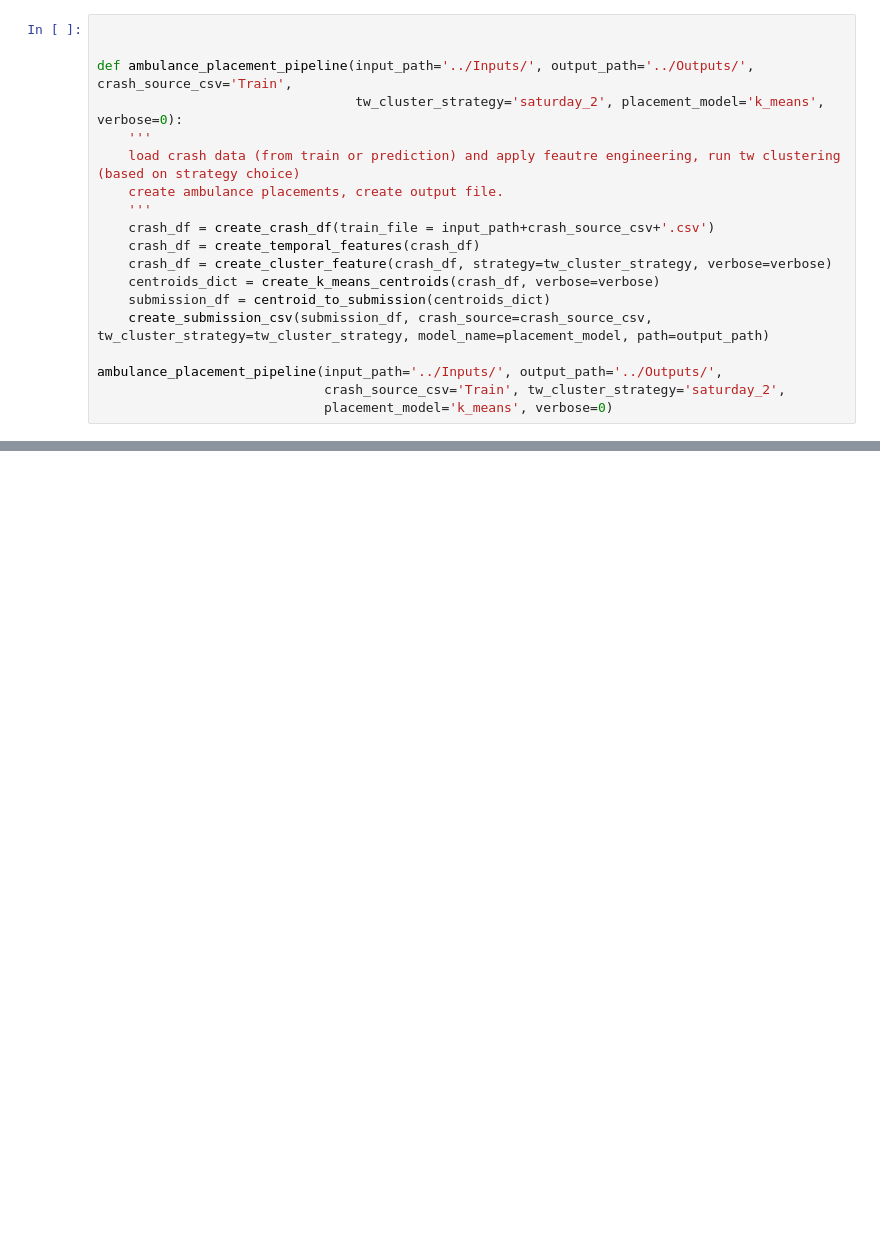
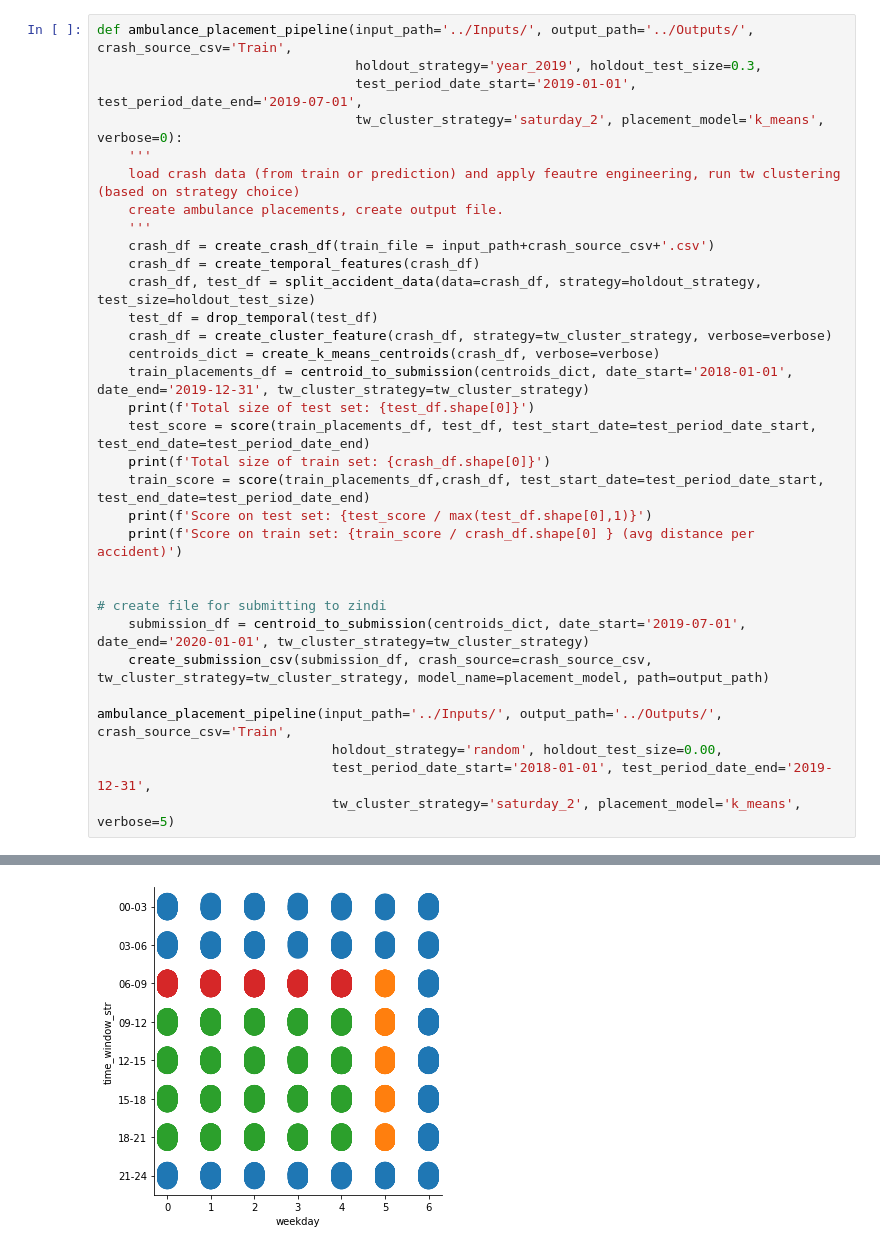
Before and after one commit to AndOleAnd/Capstone_N_A_P, a Jupyter notebook: Notebooks/submission_functions.ipynb, the cells around one changed output, grey strips where cells are left out. Cells and saved outputs as stored; diff of their text form; blank space fills up the shorter version.

```diff
--- a/Notebooks/submission_functions.ipynb
+++ b/Notebooks/submission_functions.ipynb
@@ -286,7 +344,7 @@ def create_submission_csv(submission_df, crash_source, tw_cluster_strategy, mode
 # %%
-
-
 def ambulance_placement_pipeline(input_path='../Inputs/', output_path='../Outputs/', crash_source_csv='Train',
+                                 holdout_strategy='year_2019', holdout_test_size=0.3,
+                                 test_period_date_start='2019-01-01', test_period_date_end='2019-07-01',
                                  tw_cluster_strategy='saturday_2', placement_model='k_means', verbose=0):
     '''
     load crash data (from train or prediction) and apply feautre engineering, run tw clustering (based on strategy choice)
@@ -294,13 +352,26 @@ def ambulance_placement_pipeline(input_path='../Inputs/', output_path='../Output
     '''
     crash_df = create_crash_df(train_file = input_path+crash_source_csv+'.csv')
     crash_df = create_temporal_features(crash_df)
+    crash_df, test_df = split_accident_data(data=crash_df, strategy=holdout_strategy, test_size=holdout_test_size)
+    test_df = drop_temporal(test_df)
     crash_df = create_cluster_feature(crash_df, strategy=tw_cluster_strategy, verbose=verbose)
     centroids_dict = create_k_means_centroids(crash_df, verbose=verbose)
-    submission_df = centroid_to_submission(centroids_dict)
+    train_placements_df = centroid_to_submission(centroids_dict, date_start='2018-01-01', date_end='2019-12-31', tw_cluster_strategy=tw_cluster_strategy)
+    print(f'Total size of test set: {test_df.shape[0]}')
+    test_score = score(train_placements_df, test_df, test_start_date=test_period_date_start, test_end_date=test_period_date_end)
+    print(f'Total size of train set: {crash_df.shape[0]}')
+    train_score = score(train_placements_df,crash_df, test_start_date=test_period_date_start, test_end_date=test_period_date_end)
+    print(f'Score on test set: {test_score / max(test_df.shape[0],1)}')
+    print(f'Score on train set: {train_score / crash_df.shape[0] } (avg distance per accident)')
+
+
+# create file for submitting to zindi
+    submission_df = centroid_to_submission(centroids_dict, date_start='2019-07-01', date_end='2020-01-01', tw_cluster_strategy=tw_cluster_strategy)
     create_submission_csv(submission_df, crash_source=crash_source_csv, tw_cluster_strategy=tw_cluster_strategy, model_name=placement_model, path=output_path)
 
-ambulance_placement_pipeline(input_path='../Inputs/', output_path='../Outputs/',
-                             crash_source_csv='Train', tw_cluster_strategy='saturday_2',
-                             placement_model='k_means', verbose=0)
+ambulance_placement_pipeline(input_path='../Inputs/', output_path='../Outputs/', crash_source_csv='Train',
+                              holdout_strategy='random', holdout_test_size=0.00,
+                              test_period_date_start='2018-01-01', test_period_date_end='2019-12-31',
+                              tw_cluster_strategy='saturday_2', placement_model='k_means', verbose=5)
 # %% [output]
 4 clusters created
@@ -309,0 +378 @@ submission dataframe created
+[figure, added]
```
Also changed, not shown: parts of 3 cells of this notebook.
